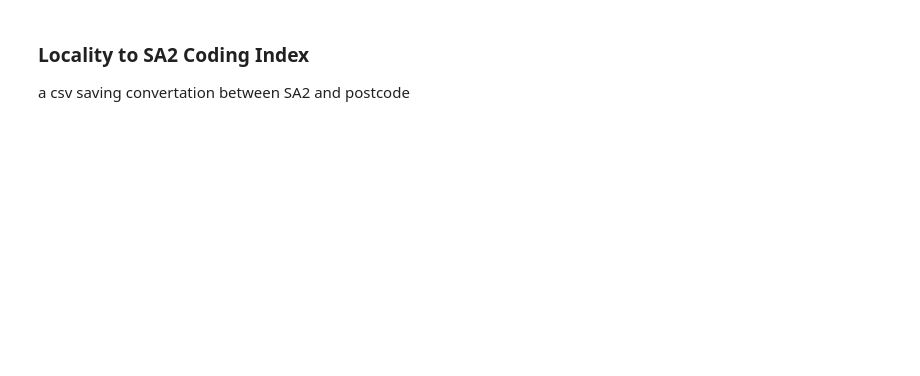
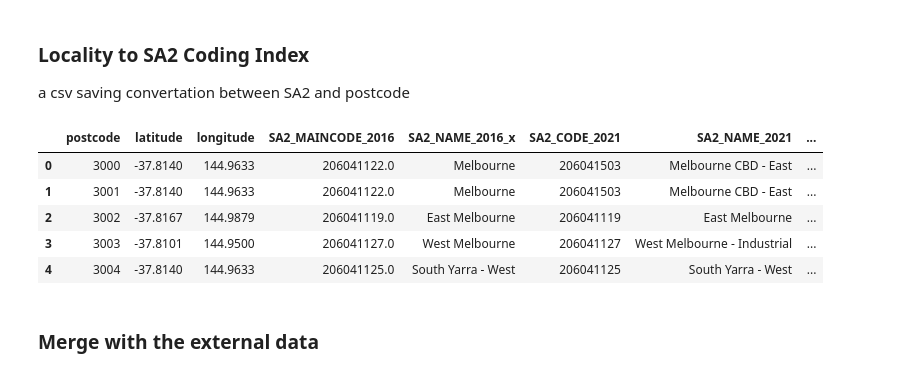
Before and after one commit to MAST30034-Applied-Data-Science/generic-real-estate-consulting-project-group-46, a Jupyter notebook: notebooks/preprocess.ipynb, the cells around one changed output. Saved outputs shown, nothing was run; the diff lists cells and outputs as text; code cells hidden in the pictures; blank space fills up the shorter version.

```diff
--- a/notebooks/preprocess.ipynb
+++ b/notebooks/preprocess.ipynb
@@ -138,5 +193,14 @@ code_vic = postcode[postcode['state_code'] == 'VIC']
 code_vic = code_vic[postcode['accuracy'] == 4] # only keep accuracy is 4 postcode that refer to a suburb
 code_vic = code_vic.drop_duplicates(subset=['postcode'])
 # %%
-index_vic = code_vic[['postcode','latitude','longitude']].merge(index2, on='postcode')
+index_vic = code_vic[['postcode','latitude','longitude']].merge(index, on='postcode')
+# %%
+index_vic.head()
+# %% [output]
+|  | postcode | latitude | longitude | SA2_MAINCODE_2016 | SA2_NAME_2016_x | SA2_CODE_2021 | SA2_NAME_2021 | ... |
+| 0 | 3000 | -37.8140 | 144.9633 | 206041122.0 | Melbourne | 206041503 | Melbourne CBD - East | ... |
+| 1 | 3001 | -37.8140 | 144.9633 | 206041122.0 | Melbourne | 206041503 | Melbourne CBD - East | ... |
+| 2 | 3002 | -37.8167 | 144.9879 | 206041119.0 | East Melbourne | 206041119 | East Melbourne | ... |
+| 3 | 3003 | -37.8101 | 144.9500 | 206041127.0 | West Melbourne | 206041127 | West Melbourne - Industrial | ... |
+| 4 | 3004 | -37.8140 | 144.9633 | 206041125.0 | South Yarra - West | 206041125 | South Yarra - West | ... |
 # %%
@@ -144 +207,3 @@ index_vic
 index_vic.to_csv('../data/curated/postcode_to_sa2.csv',index=False)
+# %% [markdown]
+### Merge with the external data
```
Also changed, not shown: parts of 13 cells of this notebook.
